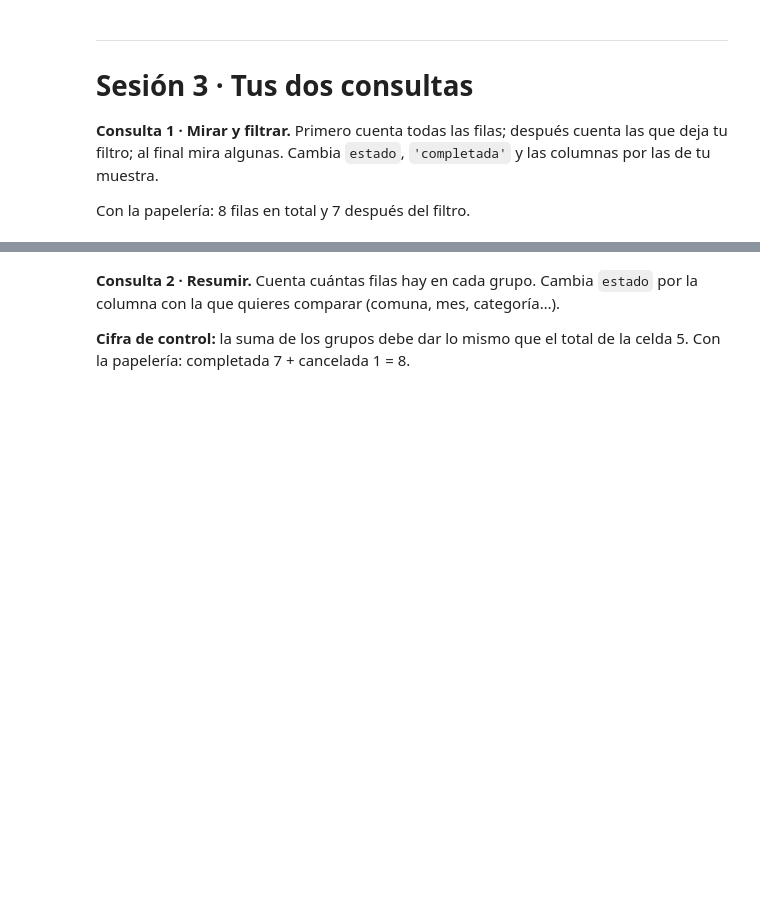
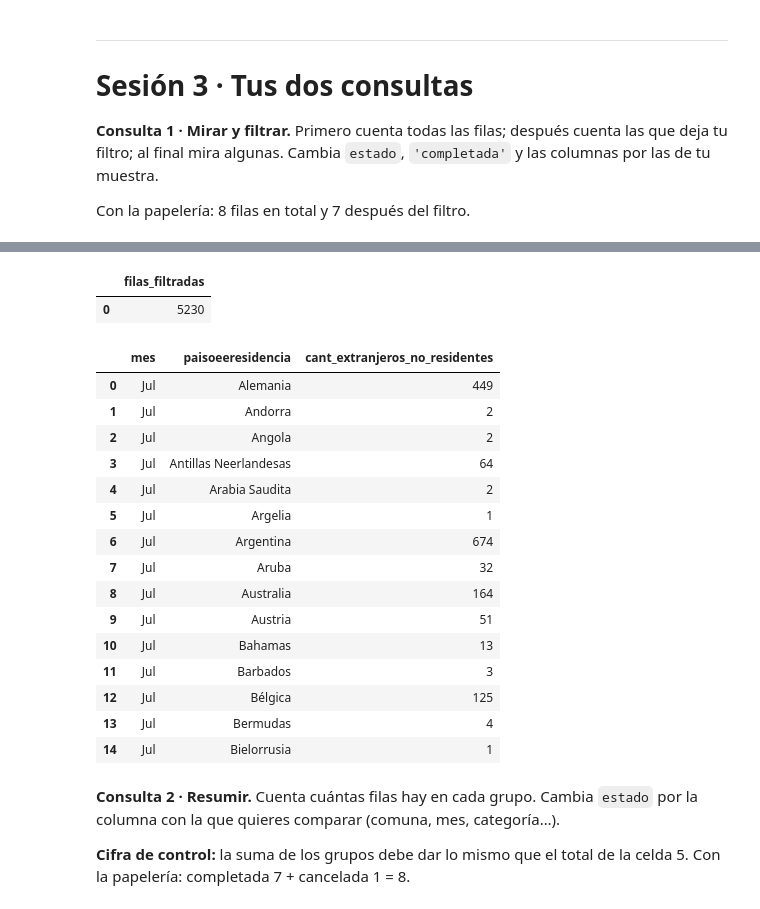
Before and after one commit to giseth18-dotcom/analisis-de-datos, a Jupyter notebook: notebooks/01_consultas.ipynb, the cells around one changed output, grey strips where cells are left out. Cells and saved outputs as stored; diff of their text form; code cells hidden in the pictures; blank space fills up the shorter version.

```diff
--- a/notebooks/01_consultas.ipynb
+++ b/notebooks/01_consultas.ipynb
@@ -104,16 +148,37 @@ FROM datos
 sql("""
 SELECT COUNT(*) AS filas_filtradas
 FROM datos
-WHERE estado = 'completada'
+WHERE mes IN ('Jul','Ago', 'Nov', 'Dic')
+
 """)
+# %% [output]
+|  | filas_filtradas |
+| 0 | 5230 |
 # %%
 # Celda 7 · Consulta 1c: mirar las filas filtradas, solo las columnas que necesitas
 sql("""
-SELECT id_venta, producto_id, cantidad
+SELECT mes, paisoeeresidencia,	cant_extranjeros_no_residentes
 FROM datos
-WHERE estado = 'completada'
-LIMIT 10
+WHERE mes IN ('Jul','Ago', 'Nov', 'Dic')
+LIMIT 15
 """)
+# %% [output]
+|  | mes | paisoeeresidencia | cant_extranjeros_no_residentes |
+| 0 | Jul | Alemania | 449 |
+| 1 | Jul | Andorra | 2 |
+| 2 | Jul | Angola | 2 |
+| 3 | Jul | Antillas Neerlandesas | 64 |
+| 4 | Jul | Arabia Saudita | 2 |
+| 5 | Jul | Argelia | 1 |
+| 6 | Jul | Argentina | 674 |
+| 7 | Jul | Aruba | 32 |
+| 8 | Jul | Australia | 164 |
+| 9 | Jul | Austria | 51 |
+| 10 | Jul | Bahamas | 13 |
+| 11 | Jul | Barbados | 3 |
+| 12 | Jul | Bélgica | 125 |
+| 13 | Jul | Bermudas | 4 |
+| 14 | Jul | Bielorrusia | 1 |
 # %% [markdown]
 **Consulta 2 · Resumir.** Cuenta cuántas filas hay en cada grupo. Cambia `estado` por la columna con la que quieres comparar (comuna, mes, categoría…).
 
```
Also changed, not shown: parts of 8 cells of this notebook.
